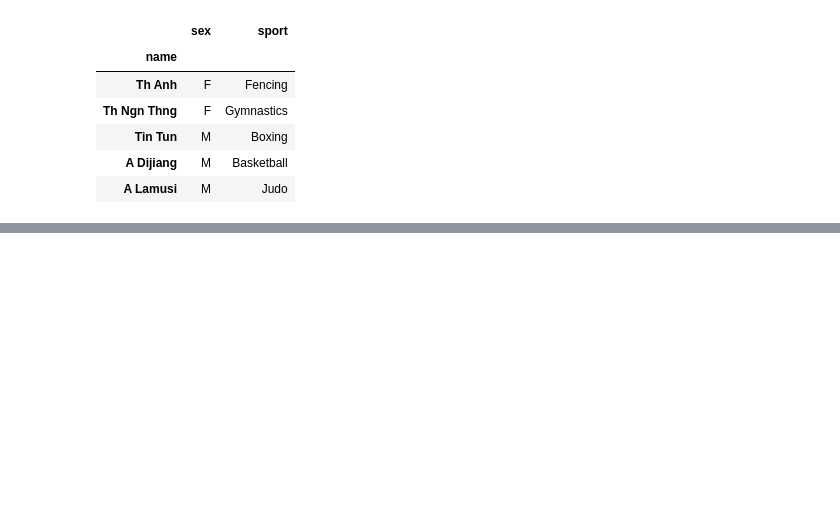
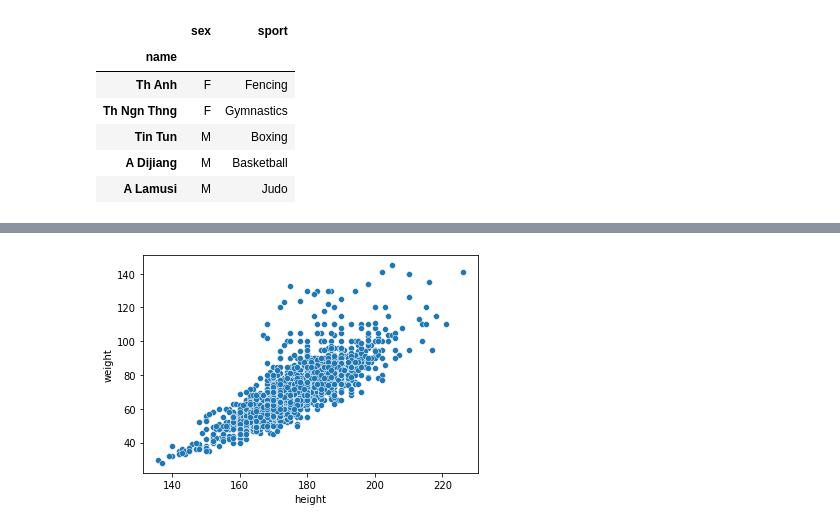
Before and after one commit to LIZZETHGOMEZ/BEDU-Santander, a Jupyter notebook: Analisis de Datos con Python/Sesion_6.ipynb, the cells around one changed output, grey strips where cells are left out. Saved outputs shown, nothing was run; the diff lists cells and outputs as text; code cells hidden in the pictures; blank space fills up the shorter version.

```diff
--- a/Analisis de Datos con Python/Sesion_6.ipynb
+++ b/Analisis de Datos con Python/Sesion_6.ipynb
@@ -63,0 +89,9 @@ fig.show()
+# %%
+df_grouped = df.groupby('name')[['height', 'weight', 'sex', 'team', 'sport']].max()
+# %%
+#Especificamos unicamente los que sea China
+china = df_grouped[df_grouped['team'] == 'China']
+# %%
+sns.scatterplot(x = china['height'], y = china['weight']);
+# %% [output]
+[figure, added]
```
Also changed, not shown: parts of 23 cells of this notebook.
